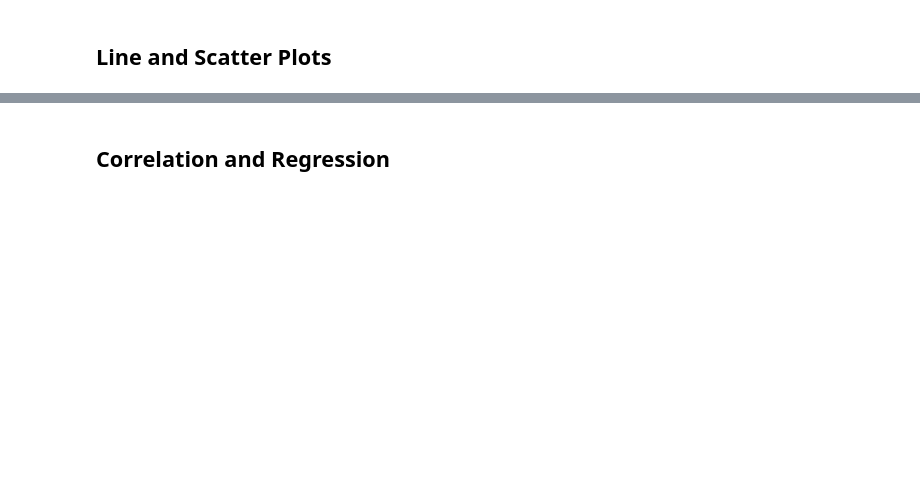
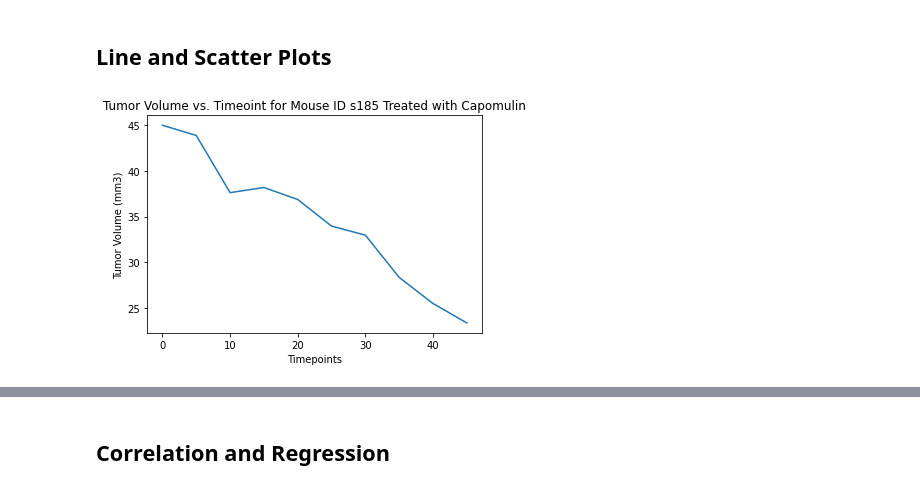
Before and after one commit to tarapolli/Matplotlib-challenge, a Jupyter notebook: pymaceuticals_starter.ipynb, the cells around one changed output, grey strips where cells are left out. Cells and saved outputs as stored; diff of their text form; code cells hidden in the pictures; blank space fills up the shorter version.

```diff
--- a/pymaceuticals_starter.ipynb
+++ b/pymaceuticals_starter.ipynb
@@ -401,5 +451,27 @@ plt.show()
 ## Line and Scatter Plots
 # %%
 # Generate a line plot of tumor volume vs. time point for a mouse treated with Capomulin
+# identify mice treated with Capomulin
+capomulin = combined_df.loc[combined_df['Drug Regimen'] == "Capomulin"]
+#capomulin.head(25)  confirm this is all capomulin rows
+# %%
+# identify a mouse
+mouse_line_df = capomulin.loc[capomulin["Mouse ID"] == "s185",:]
+#mouse_line_df.head(25)  confirm there are only 10 rows in this dataframe
+# %%
+# identify axes
+x_axis = mouse_line_df["Timepoint"]
+y_axis = mouse_line_df["Tumor Volume (mm3)"]
+# %%
+# titles, labels, etc
+plt.xlabel("Timepoints")
+plt.ylabel("Tumor Volume (mm3)")
+plt.title("Tumor Volume vs. Timeoint for Mouse ID s185 Treated with Capomulin")
+
+# Have to plot our chart once again as it doesn't stick after being shown
+plt.plot(x_axis, y_axis)
+plt.show()
+# %% [output]
+[figure, added]
 # %%
 # Generate a scatter plot of average tumor volume vs. mouse weight for the Capomulin regimen
```
Also changed, not shown: parts of 19 cells of this notebook.
